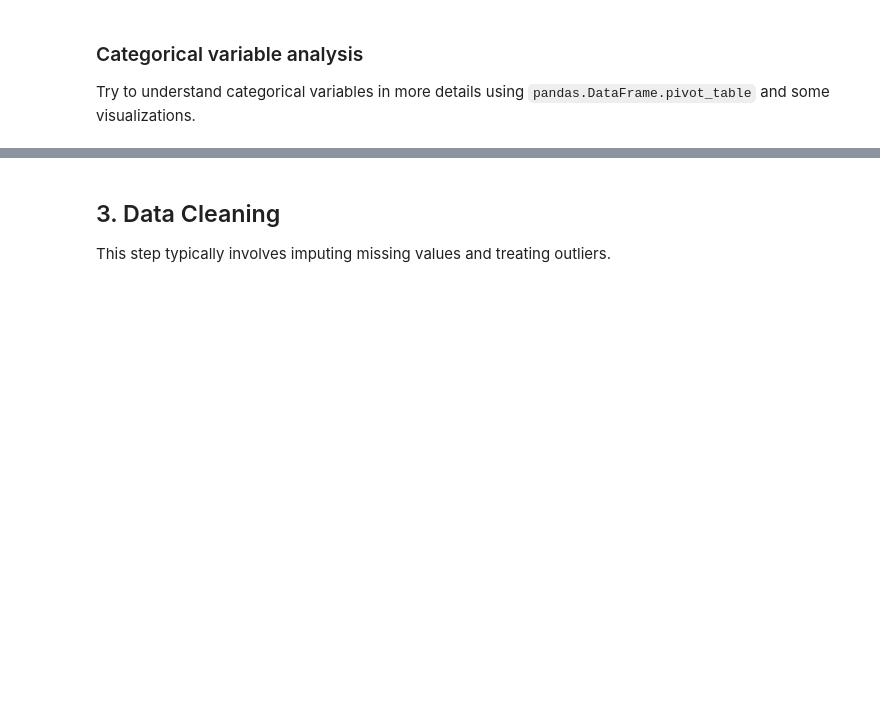
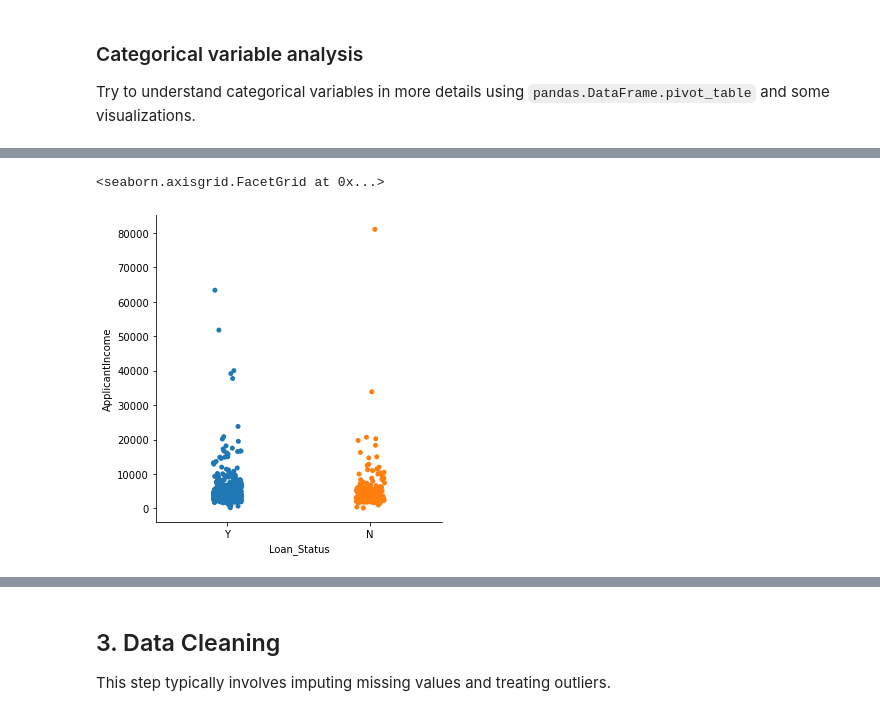
Before and after one commit to ktamkee/mini-project-iv, a Jupyter notebook: notebooks/instructions.ipynb, the cells around one changed output, grey strips where cells are left out. Saved outputs shown, nothing was run; the diff lists cells and outputs as text; code cells hidden in the pictures; blank space fills up the shorter version.

```diff
--- a/notebooks/instructions.ipynb
+++ b/notebooks/instructions.ipynb
@@ -92,0 +255,6 @@ Try to understand categorical variables in more details using `pandas.DataFrame.
+# %%
+import seaborn as sns
+sns.catplot(x="Loan_Status", y="ApplicantIncome", data=df)
+# %% [output]
+<seaborn.axisgrid.FacetGrid at 0x...>
+[figure, added]
```
Also changed, not shown: parts of 53 cells of this notebook, 8 other files.
